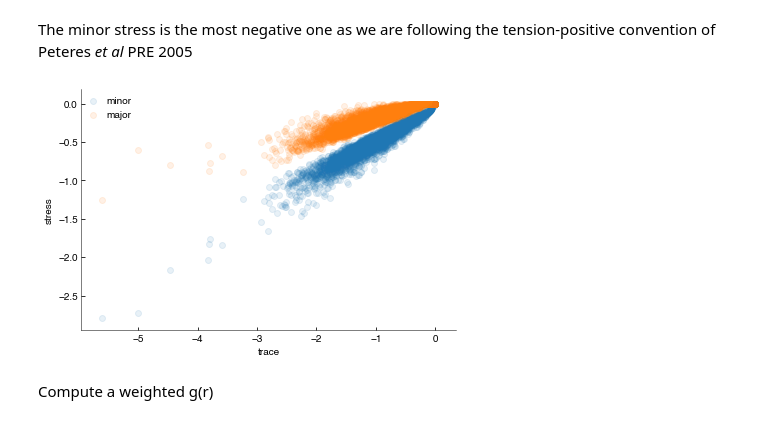
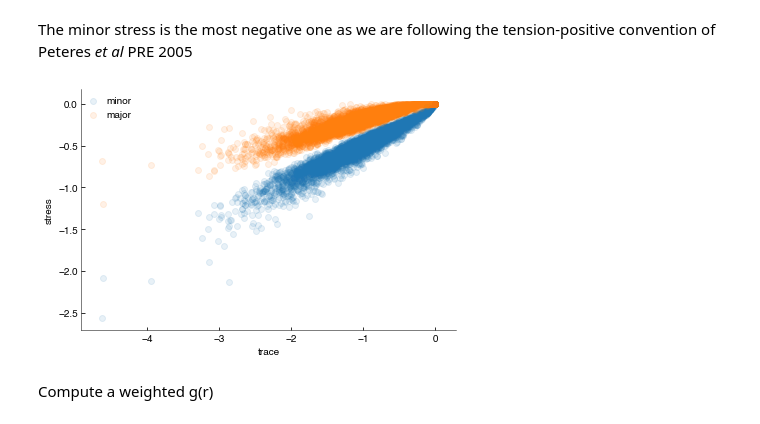
Before and after one commit to FTurci/canard-enchaine, a Jupyter notebook: Analysis.ipynb, the cells around one changed output. Drawn from its saved outputs; the diff is of its cells as text; code cells hidden in the pictures.

```diff
--- a/Analysis.ipynb
+++ b/Analysis.ipynb
@@ -130,13 +128,13 @@ plt.xlabel('trace');
 # %% [markdown]
 The  minor stress is the most negative one as we are following the tension-positive convention of Peteres _et al_ PRE 2005
 # %%
-plt.scatter(trace,minor, alpha=0.1, label='minor')
-plt.scatter(trace,major, alpha=0.1, label = 'major')
+plt.scatter(centres.trace,centres.minor, alpha=0.1, label='minor')
+plt.scatter(centres.trace,centres.major, alpha=0.1, label = 'major')
 plt.xlabel('trace')
 plt.ylabel('stress');
 plt.legend();
 # %% [output]
-[figure, old version]
+[figure, new version]
 # %% [markdown]
 Compute a weighted g(r)
 # %%
```
Also changed, not shown: parts of 15 cells of this notebook, 55 other files.
